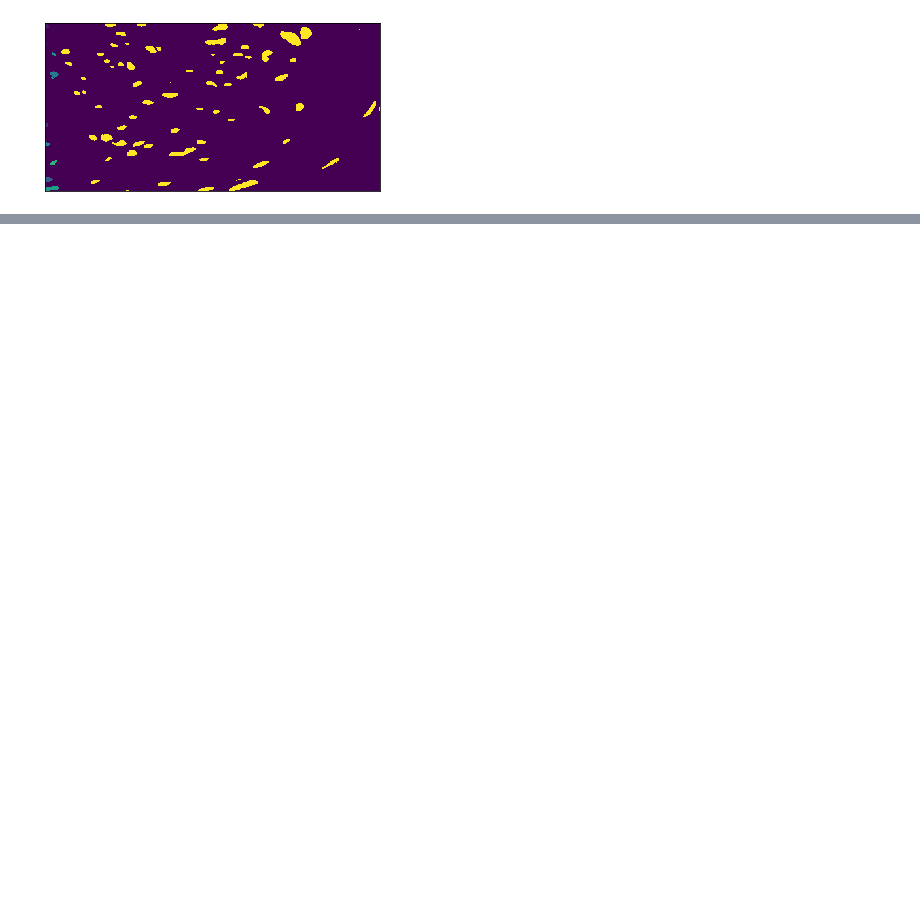
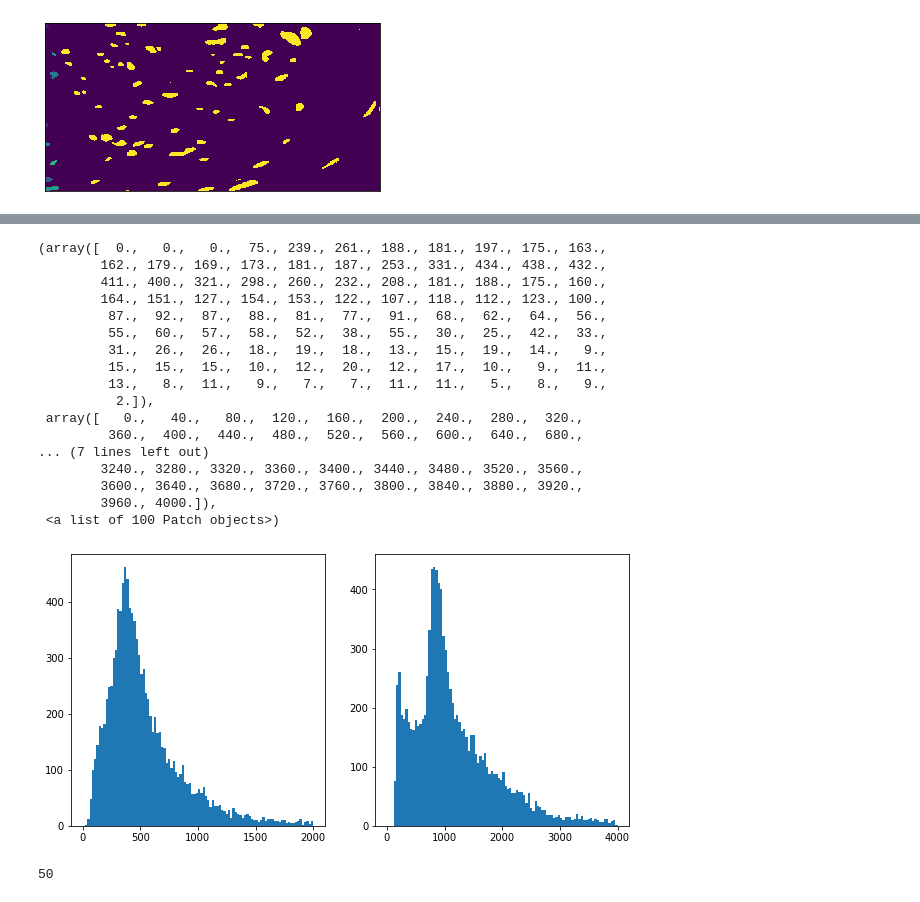
Before and after one commit to serrob23/nucleid_3d, a Jupyter notebook: Test_notebook.ipynb, the cells around one changed output, grey strips where cells are left out. Saved outputs shown, nothing was run; the diff lists cells and outputs as text; code cells hidden in the pictures; blank space fills up the shorter version.

```diff
--- a/Test_notebook.ipynb
+++ b/Test_notebook.ipynb
@@ -84,0 +248,12 @@ multi_slice_viewer(im_arr)
+# %%
+## Get surface areas using marching cubes method
+surface_area = pd.DataFrame()
+for label in regions['label']:
+    crop = cropImage(im_rso, regions, label) == label
+    march = marching_cubes(crop)
+    crop_sa = pd.DataFrame([mesh_surface_area(march[0], march[1])])
+    surface_area = surface_area.append(crop_sa)
+
+# Add to regions DataFrame
+surface_area.reset_index(drop=True, inplace=True)
+regions['surface_area'] = surface_area
@@ -84,0 +276,27 @@ multi_slice_viewer(im_arr)
+# %%
+fig, ax = plt.subplots(1,2, figsize=(10,5))
+ax[0].hist(regions['surface_area'], bins=100, range=(0,2000))
+ax[1].hist(regions['area'], bins=100, range=(0,4000))
+# %% [output]
+(array([  0.,   0.,   0.,  75., 239., 261., 188., 181., 197., 175., 163.,
+        162., 179., 169., 173., 181., 187., 253., 331., 434., 438., 432.,
+        411., 400., 321., 298., 260., 232., 208., 181., 188., 175., 160.,
+        164., 151., 127., 154., 153., 122., 107., 118., 112., 123., 100.,
+         87.,  92.,  87.,  88.,  81.,  77.,  91.,  68.,  62.,  64.,  56.,
+         55.,  60.,  57.,  58.,  52.,  38.,  55.,  30.,  25.,  42.,  33.,
+         31.,  26.,  26.,  18.,  19.,  18.,  13.,  15.,  19.,  14.,   9.,
+         15.,  15.,  15.,  10.,  12.,  20.,  12.,  17.,  10.,   9.,  11.,
+         13.,   8.,  11.,   9.,   7.,   7.,  11.,  11.,   5.,   8.,   9.,
+          2.]),
+ array([   0.,   40.,   80.,  120.,  160.,  200.,  240.,  280.,  320.,
+         360.,  400.,  440.,  480.,  520.,  560.,  600.,  640.,  680.,
+... (7 lines left out)
+        3240., 3280., 3320., 3360., 3400., 3440., 3480., 3520., 3560.,
+        3600., 3640., 3680., 3720., 3760., 3800., 3840., 3880., 3920.,
+        3960., 4000.]),
+ <a list of 100 Patch objects>)
+[figure, added]
+# %%
+np.min(regions['area'])
+# %% [output]
+50
```
Also changed, not shown: parts of 29 cells of this notebook.
